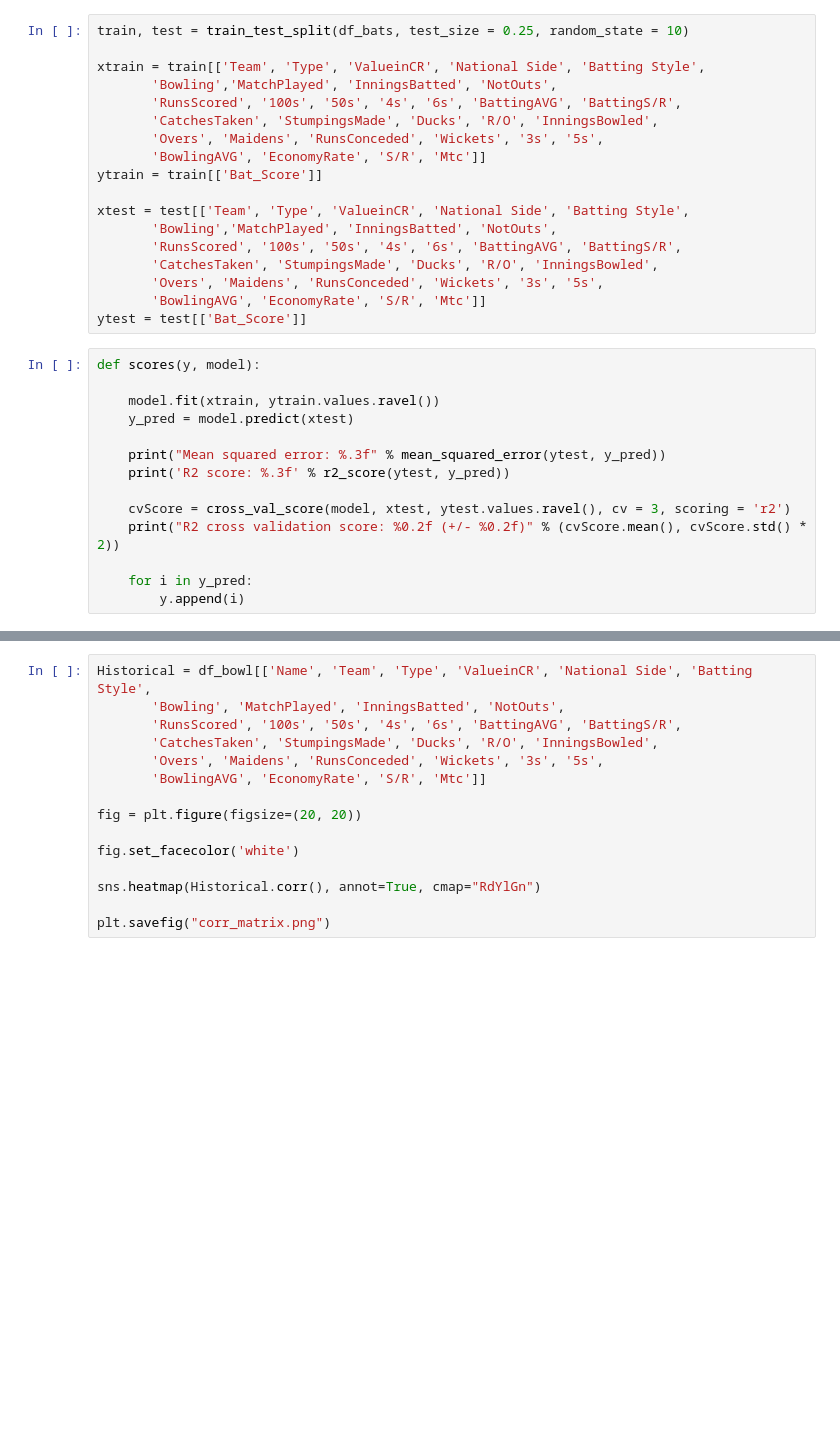
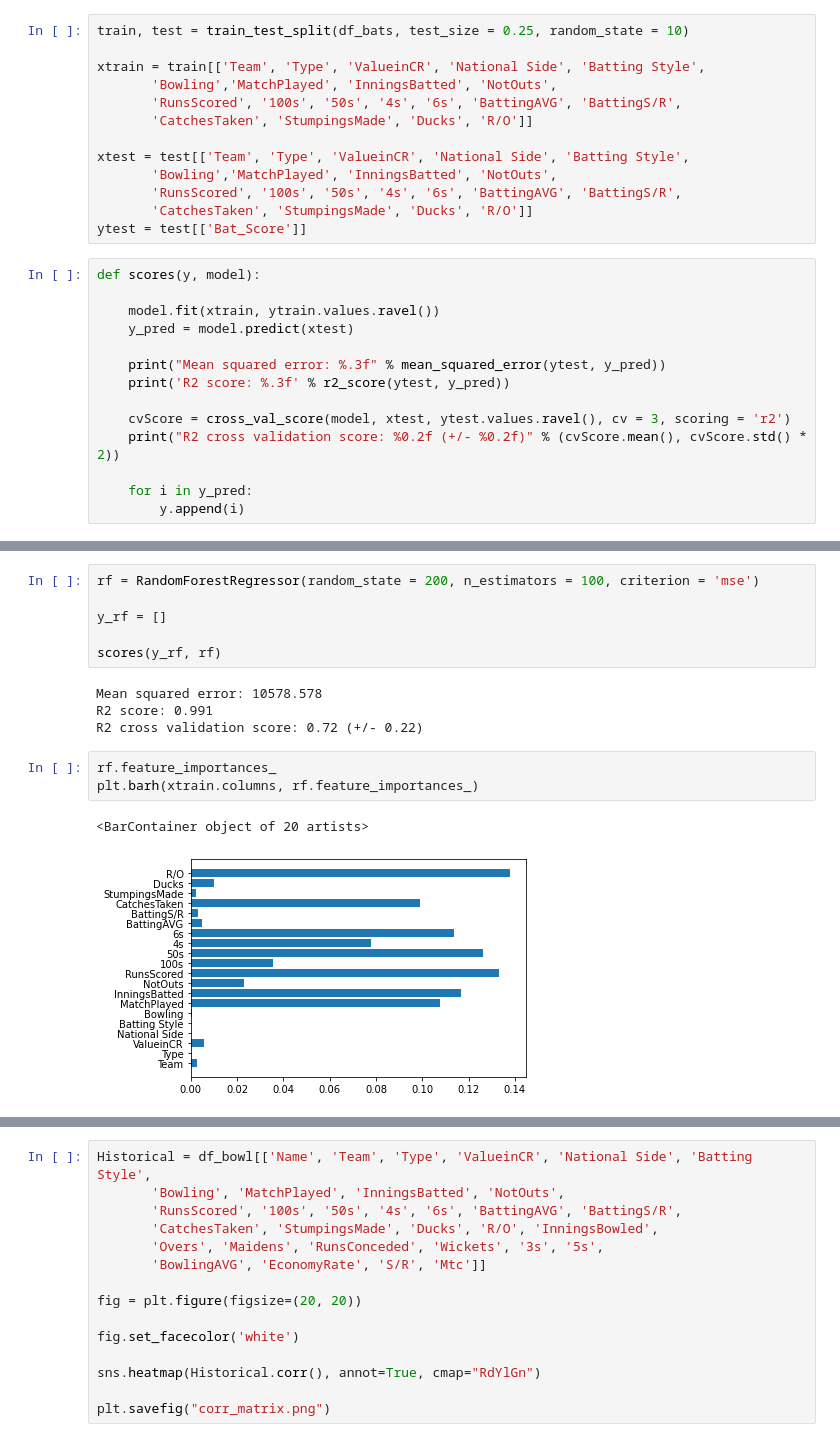
Before and after one commit to CaptAlpha/IPL, a Jupyter notebook: ipl.ipynb, the cells around one changed output, grey strips where cells are left out. Drawn from its saved outputs; the diff is of its cells as text; blank space fills up the shorter version.

```diff
--- a/ipl.ipynb
+++ b/ipl.ipynb
@@ -279,17 +275,12 @@ train, test = train_test_split(df_bats, test_size = 0.25, random_state = 10)
 xtrain = train[['Team', 'Type', 'ValueinCR', 'National Side', 'Batting Style',
        'Bowling','MatchPlayed', 'InningsBatted', 'NotOuts',
        'RunsScored', '100s', '50s', '4s', '6s', 'BattingAVG', 'BattingS/R',
-       'CatchesTaken', 'StumpingsMade', 'Ducks', 'R/O', 'InningsBowled',
-       'Overs', 'Maidens', 'RunsConceded', 'Wickets', '3s', '5s',
-       'BowlingAVG', 'EconomyRate', 'S/R', 'Mtc']]
-ytrain = train[['Bat_Score']]
+       'CatchesTaken', 'StumpingsMade', 'Ducks', 'R/O']]
 
 xtest = test[['Team', 'Type', 'ValueinCR', 'National Side', 'Batting Style',
        'Bowling','MatchPlayed', 'InningsBatted', 'NotOuts',
        'RunsScored', '100s', '50s', '4s', '6s', 'BattingAVG', 'BattingS/R',
-       'CatchesTaken', 'StumpingsMade', 'Ducks', 'R/O', 'InningsBowled',
-       'Overs', 'Maidens', 'RunsConceded', 'Wickets', '3s', '5s',
-       'BowlingAVG', 'EconomyRate', 'S/R', 'Mtc']]
+       'CatchesTaken', 'StumpingsMade', 'Ducks', 'R/O']]
 ytest = test[['Bat_Score']]
 # %%
 def scores(y, model):
@@ -322,2 +313,18 @@ Mean squared error: 0.048
 R2 score: 1.000
 R2 cross validation score: 1.00 (+/- 0.00)
+# %%
+rf = RandomForestRegressor(random_state = 200, n_estimators = 100, criterion = 'mse')
+
+y_rf = []
+
+scores(y_rf, rf)
+# %% [output]
+Mean squared error: 10578.578
+R2 score: 0.991
+R2 cross validation score: 0.72 (+/- 0.22)
+# %%
+rf.feature_importances_
+plt.barh(xtrain.columns, rf.feature_importances_)
+# %% [output]
+<BarContainer object of 20 artists>
+[figure, added]
```
Also changed, not shown: parts of 9 cells of this notebook, 4 other files.
